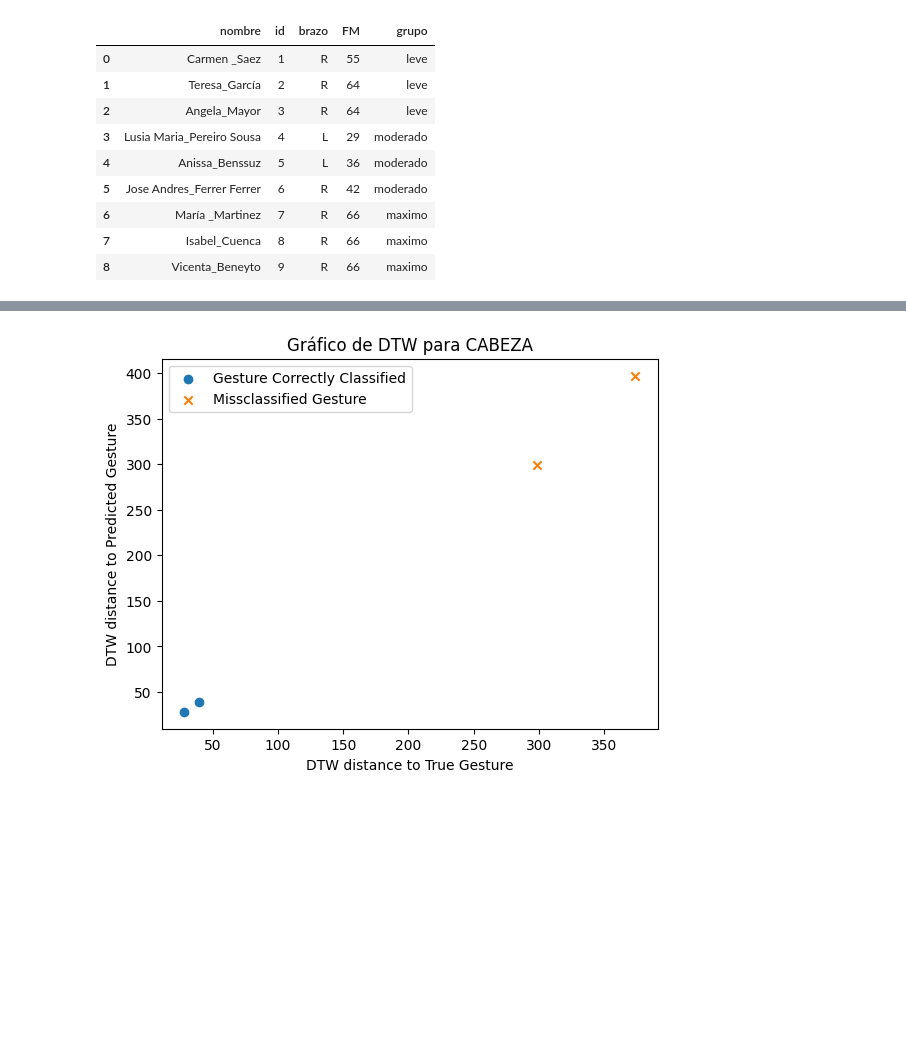
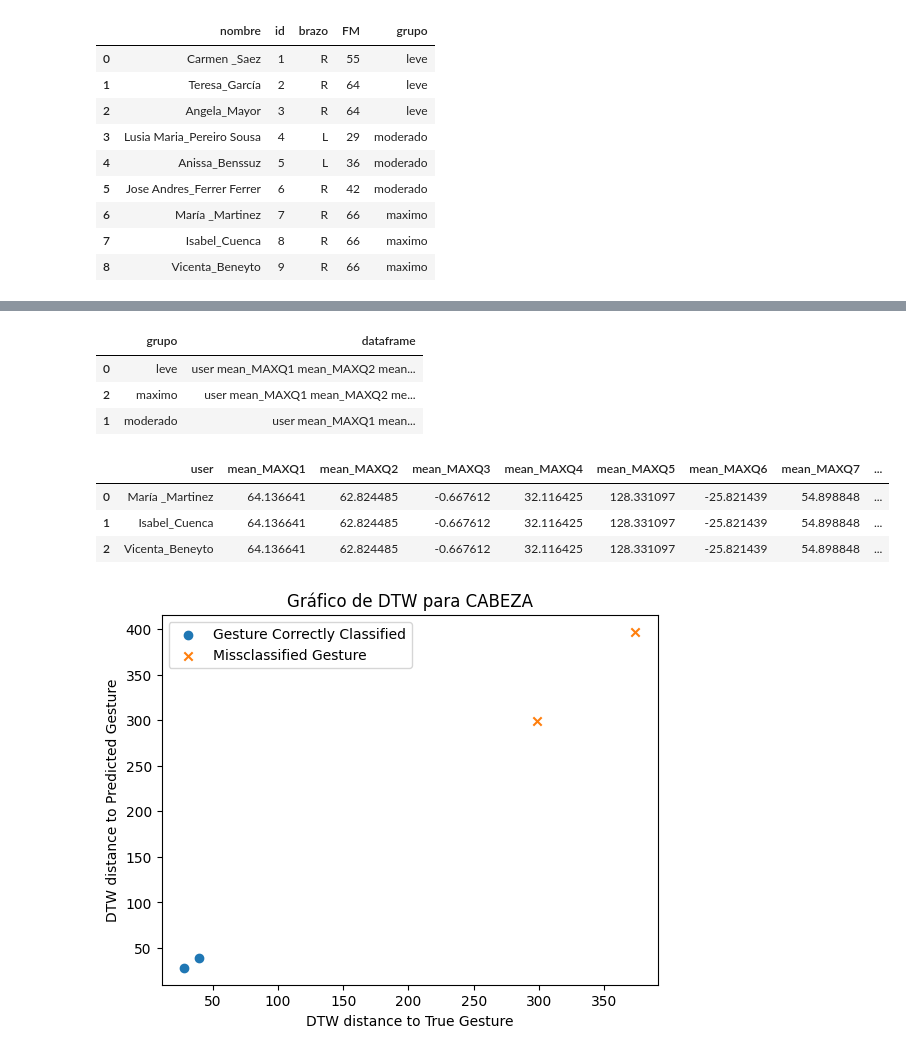
Before and after one commit to RaulMB94/rai_exp_2023_sivarita, a Jupyter notebook: rai_exp_2023_sivarita.ipynb, the cells around one changed output, grey strips where cells are left out. Saved outputs shown, nothing was run; the diff lists cells and outputs as text; code cells hidden in the pictures; blank space fills up the shorter version.

Commit message:
aplicando filtrado de grupos de pacientes

```diff
--- a/rai_exp_2023_sivarita.ipynb
+++ b/rai_exp_2023_sivarita.ipynb
@@ -218,3 +154,32 @@ df_mean.sample(9)
+# %%
+# for itere grupos
+hawer = df_brazo.grupo.unique()
+df_group = []
+group_list = []
+for group in hawer:
+    # filtrar grupo
+    group_list.append(group)
+    df_group.append(exp.process_byGroups(df_brazo, df_params, group))
+
+data = {
+    'grupo': group_list,
+    'dataframe': df_group
+}
+
+df = pd.DataFrame(data)
+df.sample(3)
+# %% [output]
+|  | grupo | dataframe |
+| 0 | leve | user mean_MAXQ1 mean_MAXQ2 mean... |
+| 2 | maximo | user mean_MAXQ1 mean_MAXQ2 me... |
+| 1 | moderado | user mean_MAXQ1 mean... |
+# %%
+df.dataframe[2]
+# %% [output]
+|  | user | mean_MAXQ1 | mean_MAXQ2 | mean_MAXQ3 | mean_MAXQ4 | mean_MAXQ5 | mean_MAXQ6 | mean_MAXQ7 | ... |
+| 0 | María _Martinez | 64.136641 | 62.824485 | -0.667612 | 32.116425 | 128.331097 | -25.821439 | 54.898848 | ... |
+| 1 | Isabel_Cuenca | 64.136641 | 62.824485 | -0.667612 | 32.116425 | 128.331097 | -25.821439 | 54.898848 | ... |
+| 2 | Vicenta_Beneyto | 64.136641 | 62.824485 | -0.667612 | 32.116425 | 128.331097 | -25.821439 | 54.898848 | ... |
 # %%
 df = df_data.dataFrameIA[158]
 tarea = df_data.tipo_actividad[158]
```
Also changed, not shown: parts of 8 cells of this notebook, 1 other file.
